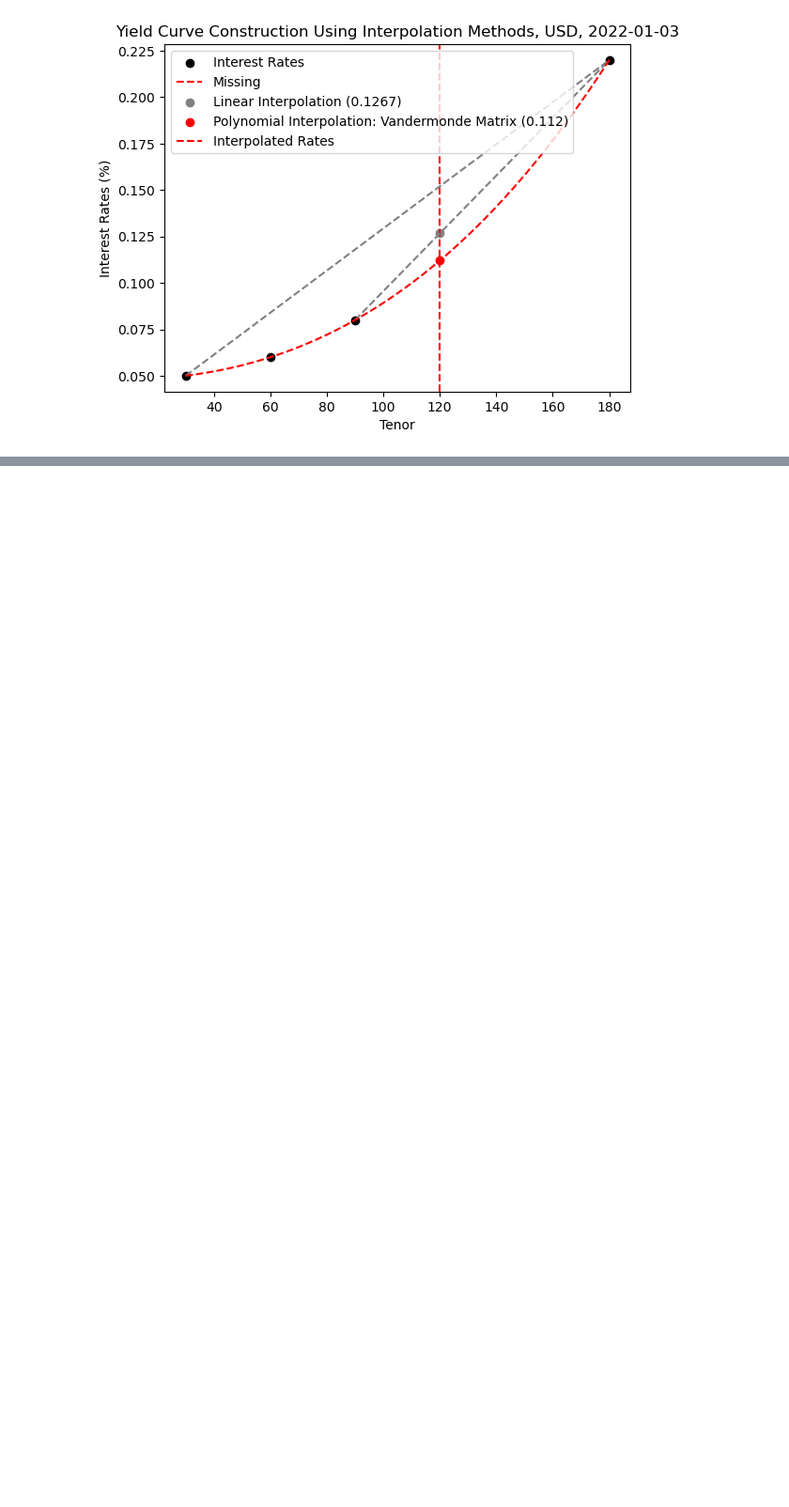
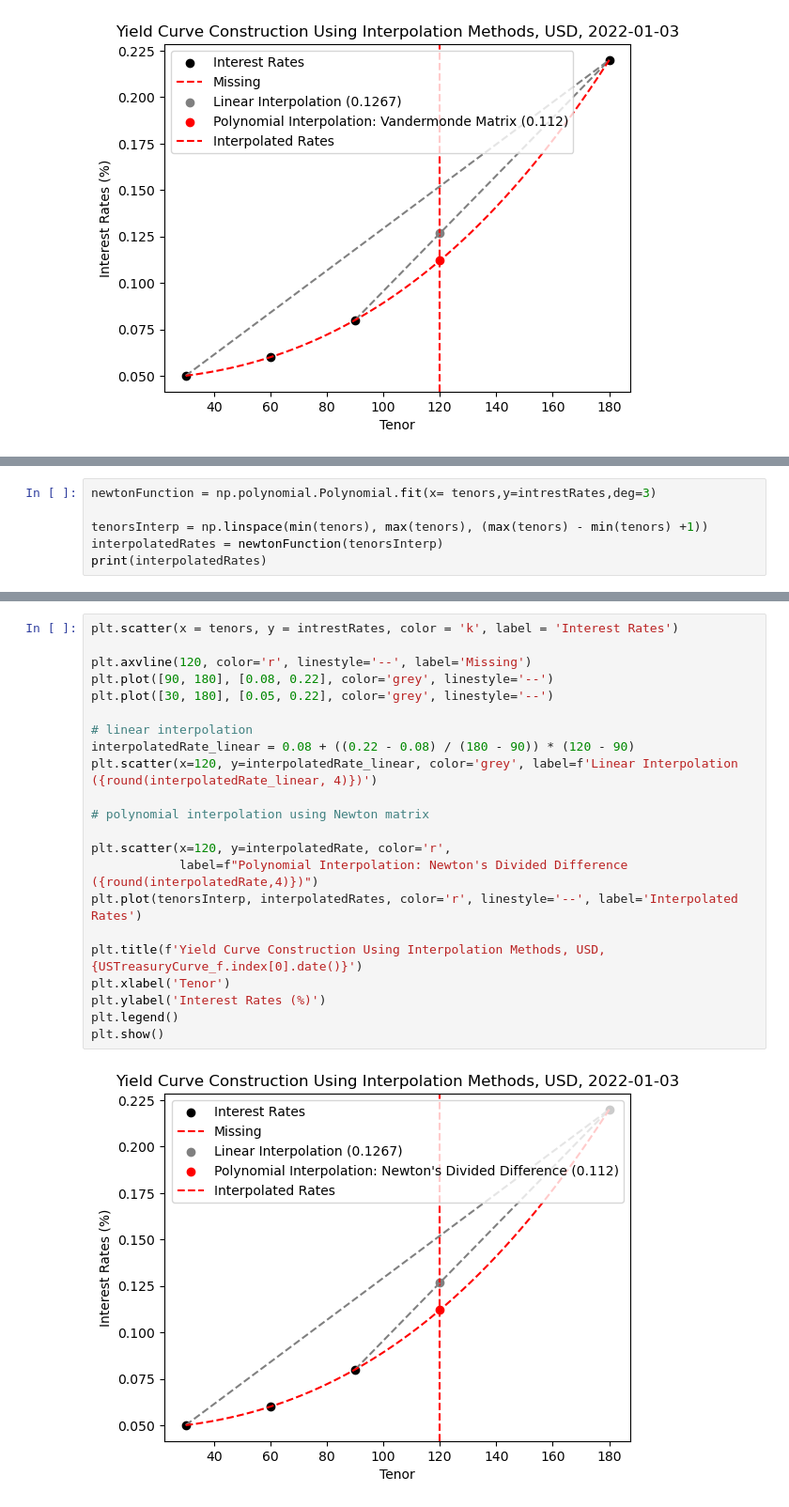
Before and after one commit to dinesh494/Market_Risk, a Jupyter notebook: Yield Curve Construction – Interpolation Methods.ipynb, the cells around one changed output, grey strips where cells are left out. Shown at 94% size. Cells and saved outputs as stored; diff of their text form; blank space fills up the shorter version.

```diff
--- a/Yield Curve Construction – Interpolation Methods.ipynb
+++ b/Yield Curve Construction – Interpolation Methods.ipynb
@@ -441,0 +512,6 @@ plt.show()
+# %%
+newtonFunction = np.polynomial.Polynomial.fit(x= tenors,y=intrestRates,deg=3)
+
+tenorsInterp = np.linspace(min(tenors), max(tenors), (max(tenors) - min(tenors) +1))
+interpolatedRates = newtonFunction(tenorsInterp)
+print(interpolatedRates)
@@ -441,0 +536,24 @@ plt.show()
+# %%
+plt.scatter(x = tenors, y = intrestRates, color = 'k', label = 'Interest Rates')
+
+plt.axvline(120, color='r', linestyle='--', label='Missing')
+plt.plot([90, 180], [0.08, 0.22], color='grey', linestyle='--')
+plt.plot([30, 180], [0.05, 0.22], color='grey', linestyle='--')
+
+# linear interpolation
+interpolatedRate_linear = 0.08 + ((0.22 - 0.08) / (180 - 90)) * (120 - 90)
+plt.scatter(x=120, y=interpolatedRate_linear, color='grey', label=f'Linear Interpolation ({round(interpolatedRate_linear, 4)})')
+
+# polynomial interpolation using Newton matrix
+
+plt.scatter(x=120, y=interpolatedRate, color='r',
+            label=f"Polynomial Interpolation: Newton's Divided Difference ({round(interpolatedRate,4)})")
+plt.plot(tenorsInterp, interpolatedRates, color='r', linestyle='--', label='Interpolated Rates')
+
+plt.title(f'Yield Curve Construction Using Interpolation Methods, USD, {USTreasuryCurve_f.index[0].date()}')
+plt.xlabel('Tenor')
+plt.ylabel('Interest Rates (%)')
+plt.legend()
+plt.show()
+# %% [output]
+[figure, added]
```
Also changed, not shown: parts of 12 cells of this notebook, 11 other files.
